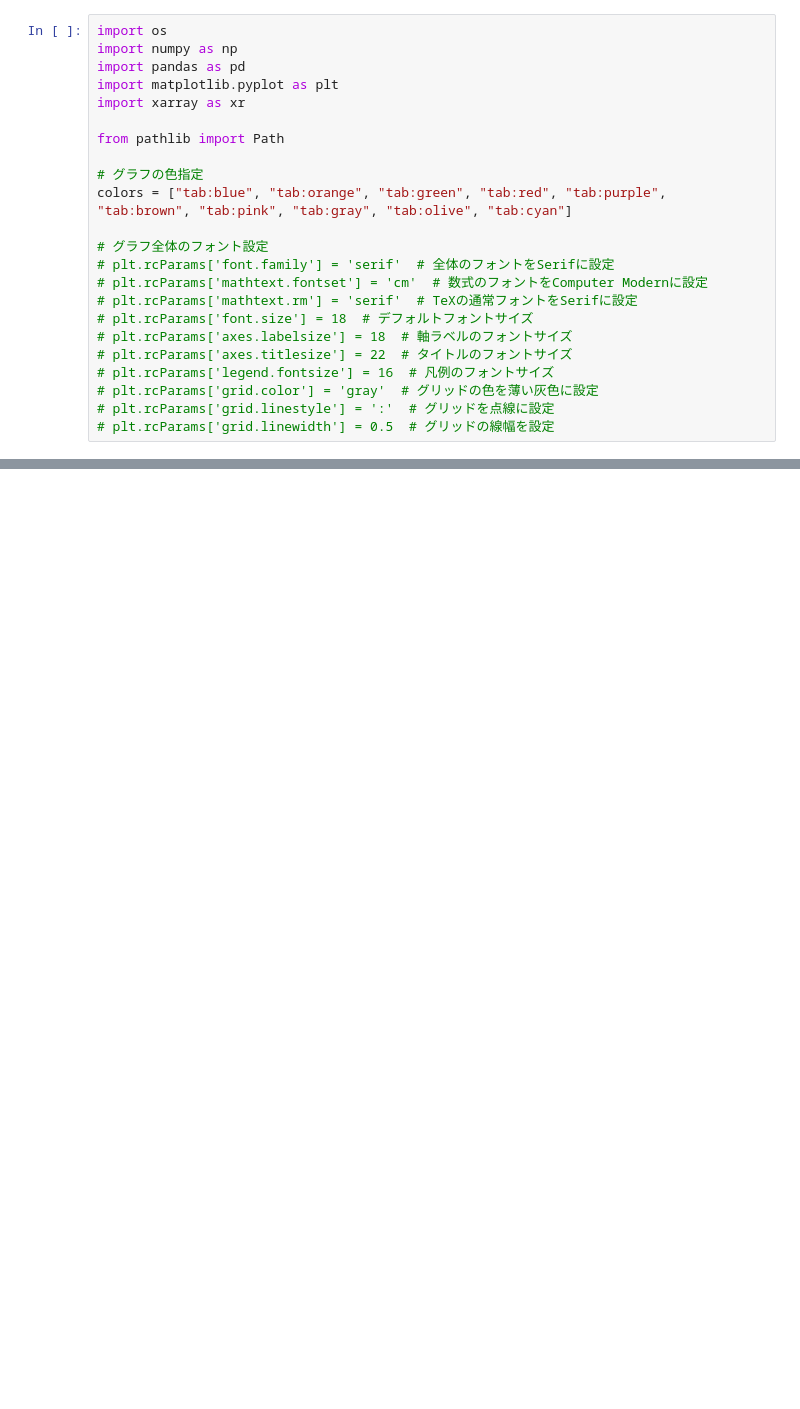
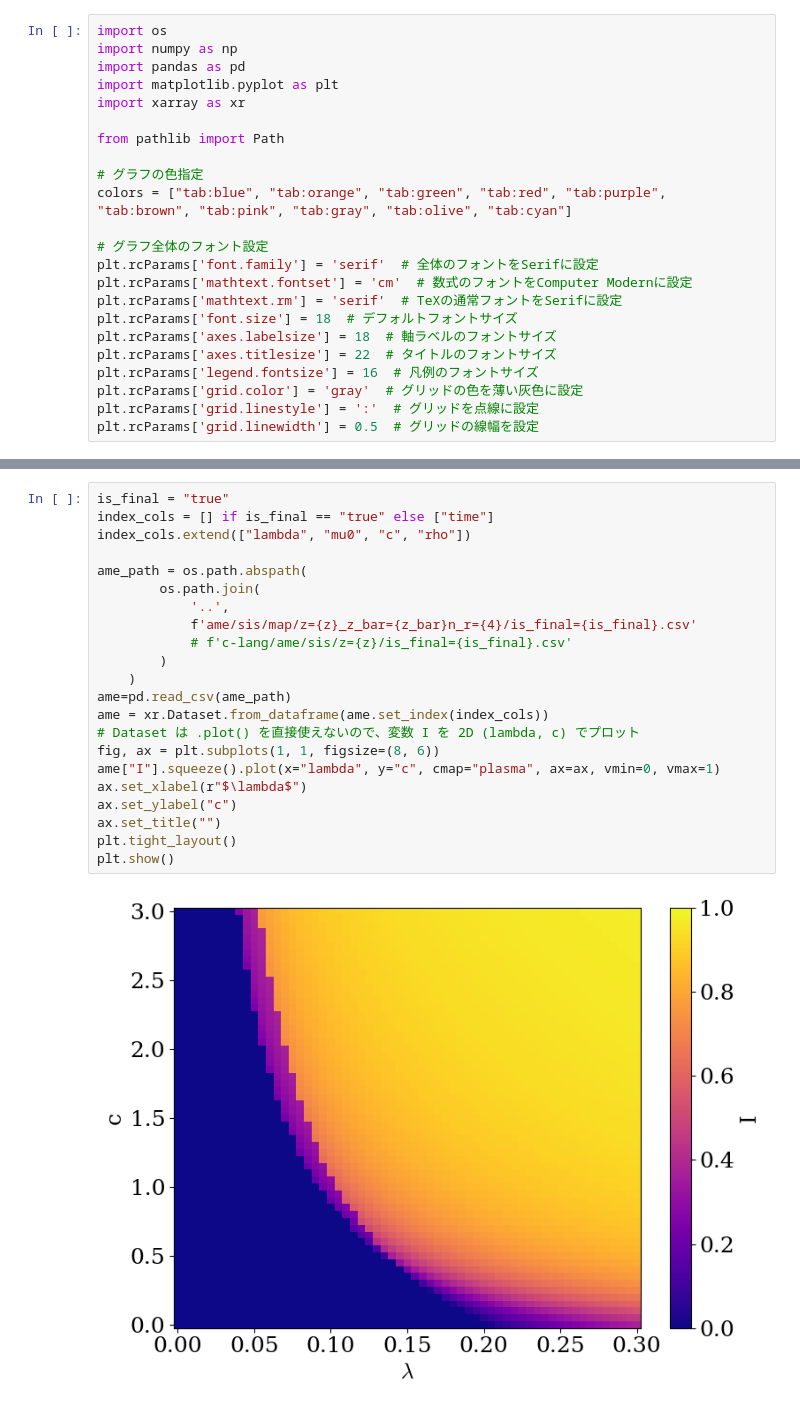
Before and after one commit to Kojirouuuu/trend-sar, a Jupyter notebook: notebook/trend-sis-with-ame.ipynb, the cells around one changed output, grey strips where cells are left out. Drawn from its saved outputs; the diff is of its cells as text; blank space fills up the shorter version.

```diff
--- a/notebook/trend-sis-with-ame.ipynb
+++ b/notebook/trend-sis-with-ame.ipynb
@@ -11,16 +11,16 @@ from pathlib import Path
 colors = ["tab:blue", "tab:orange", "tab:green", "tab:red", "tab:purple", "tab:brown", "tab:pink", "tab:gray", "tab:olive", "tab:cyan"]
 
 # グラフ全体のフォント設定
-# plt.rcParams['font.family'] = 'serif'  # 全体のフォントをSerifに設定
-# plt.rcParams['mathtext.fontset'] = 'cm'  # 数式のフォントをComputer Modernに設定
-# plt.rcParams['mathtext.rm'] = 'serif'  # TeXの通常フォントをSerifに設定
-# plt.rcParams['font.size'] = 18  # デフォルトフォントサイズ
-# plt.rcParams['axes.labelsize'] = 18  # 軸ラベルのフォントサイズ
-# plt.rcParams['axes.titlesize'] = 22  # タイトルのフォントサイズ
-# plt.rcParams['legend.fontsize'] = 16  # 凡例のフォントサイズ
-# plt.rcParams['grid.color'] = 'gray'  # グリッドの色を薄い灰色に設定
-# plt.rcParams['grid.linestyle'] = ':'  # グリッドを点線に設定
-# plt.rcParams['grid.linewidth'] = 0.5  # グリッドの線幅を設定
+plt.rcParams['font.family'] = 'serif'  # 全体のフォントをSerifに設定
+plt.rcParams['mathtext.fontset'] = 'cm'  # 数式のフォントをComputer Modernに設定
+plt.rcParams['mathtext.rm'] = 'serif'  # TeXの通常フォントをSerifに設定
+plt.rcParams['font.size'] = 18  # デフォルトフォントサイズ
+plt.rcParams['axes.labelsize'] = 18  # 軸ラベルのフォントサイズ
+plt.rcParams['axes.titlesize'] = 22  # タイトルのフォントサイズ
+plt.rcParams['legend.fontsize'] = 16  # 凡例のフォントサイズ
+plt.rcParams['grid.color'] = 'gray'  # グリッドの色を薄い灰色に設定
+plt.rcParams['grid.linestyle'] = ':'  # グリッドを点線に設定
+plt.rcParams['grid.linewidth'] = 0.5  # グリッドの線幅を設定
 # %%
 network_type = "TwoRR"
 N = 10000
@@ -96,0 +198,24 @@ plt.show()
+# %%
+is_final = "true"
+index_cols = [] if is_final == "true" else ["time"]
+index_cols.extend(["lambda", "mu0", "c", "rho"])
+
+ame_path = os.path.abspath(
+        os.path.join(
+            '..',
+            f'ame/sis/map/z={z}_z_bar={z_bar}n_r={4}/is_final={is_final}.csv'
+            # f'c-lang/ame/sis/z={z}/is_final={is_final}.csv'
+        )
+    )
+ame=pd.read_csv(ame_path)
+ame = xr.Dataset.from_dataframe(ame.set_index(index_cols))
+# Dataset は .plot() を直接使えないので、変数 I を 2D (lambda, c) でプロット
+fig, ax = plt.subplots(1, 1, figsize=(8, 6))
+ame["I"].squeeze().plot(x="lambda", y="c", cmap="plasma", ax=ax, vmin=0, vmax=1)
+ax.set_xlabel(r"$\lambda$")
+ax.set_ylabel("c")
+ax.set_title("")
+plt.tight_layout()
+plt.show()
+# %% [output]
+[figure, added]
```
Also changed, not shown: parts of 7 cells of this notebook, 10 other files.
